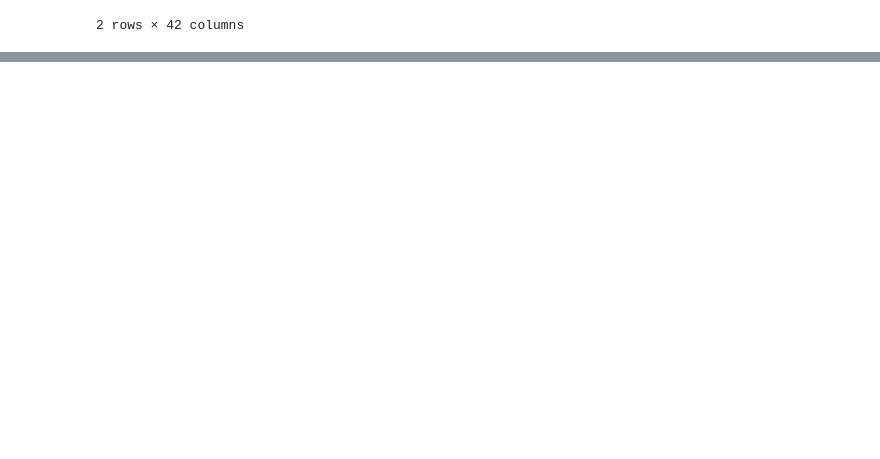
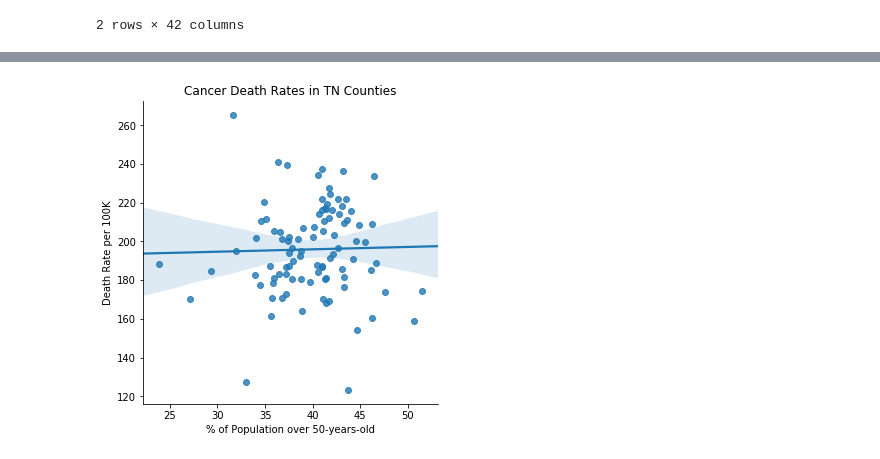
Before and after one commit to meganevogel/vanderbilt-aspire-data-essentials, a Jupyter notebook: data_science_essentials_week3.ipynb, the cells around one changed output, grey strips where cells are left out. Cells and saved outputs as stored; diff of their text form; code cells hidden in the pictures; blank space fills up the shorter version.

```diff
--- a/data_science_essentials_week3.ipynb
+++ b/data_science_essentials_week3.ipynb
@@ -511,4 +515,15 @@ pop_and_cancer_highestdeath.head(5)
 # %%
-#not sure the correct approach for - Create 3 new features in pop_and_cancer: percent_pop_over_50_2010, percent_pop_over_50_2014, percent_pop_over_50_2017 by dividing each county's over 50 population for 2010, 2014, and 2017 by that year's total population
-pop_and_cancer['pop_over_50_2010'] = ['Population Estimate (as of July 1) - 2010 - Both Sexes; Total - 50 to 54 years'] + ['Population Estimate (as of July 1) - 2010 - Both Sexes; Total - 55 to 59 years'] + ['Population Estimate (as of July 1) - 2010 - Both Sexes; Total - 60 to 64 years'] + ['Population Estimate (as of July 1) - 2010 - Both Sexes; Total - 65 to 69 years'] + ['Population Estimate (as of July 1) - 2010 - Both Sexes; Total - 70 to 74 years']+['Population Estimate (as of July 1) - 2010 - Both Sexes; Total - 75 to 79 years']+['Population Estimate (as of July 1) - 2010 - Both Sexes; Total - 80 to 84 years']+['Population Estimate (as of July 1) - 2010 - Both Sexes; Total - 85 years and over']
-pop_over_50_2010
+#Create 3 new features in pop_and_cancer: percent_pop_over_50_2010, percent_pop_over_50_2014, percent_pop_over_50_2017 by dividing each county's over 50 population for 2010, 2014, and 2017 by that year's total population
+pop_and_cancer['over_50_2010'] = pop_and_cancer['Population Estimate (as of July 1) - 2010 - Both Sexes; Total - 50 to 54 years'] + pop_and_cancer['Population Estimate (as of July 1) - 2010 - Both Sexes; Total - 55 to 59 years'] + pop_and_cancer['Population Estimate (as of July 1) - 2010 - Both Sexes; Total - 60 to 64 years'] + pop_and_cancer['Population Estimate (as of July 1) - 2010 - Both Sexes; Total - 65 to 69 years'] + pop_and_cancer['Population Estimate (as of July 1) - 2010 - Both Sexes; Total - 70 to 74 years'] + pop_and_cancer['Population Estimate (as of July 1) - 2010 - Both Sexes; Total - 75 to 79 years'] + pop_and_cancer['Population Estimate (as of July 1) - 2010 - Both Sexes; Total - 80 to 84 years'] + pop_and_cancer['Population Estimate (as of July 1) - 2010 - Both Sexes; Total - 85 years and over']
+pop_and_cancer['over_50_2014'] = pop_and_cancer['Population Estimate (as of July 1) - 2014 - Both Sexes; Total - 50 to 54 years'] + pop_and_cancer['Population Estimate (as of July 1) - 2014 - Both Sexes; Total - 55 to 59 years'] + pop_and_cancer['Population Estimate (as of July 1) - 2014 - Both Sexes; Total - 60 to 64 years'] + pop_and_cancer['Population Estimate (as of July 1) - 2014 - Both Sexes; Total - 65 to 69 years'] + pop_and_cancer['Population Estimate (as of July 1) - 2014 - Both Sexes; Total - 70 to 74 years'] + pop_and_cancer['Population Estimate (as of July 1) - 2014 - Both Sexes; Total - 75 to 79 years'] + pop_and_cancer['Population Estimate (as of July 1) - 2014 - Both Sexes; Total - 80 to 84 years'] + pop_and_cancer['Population Estimate (as of July 1) - 2014 - Both Sexes; Total - 85 years and over']
+pop_and_cancer['over_50_2017'] = pop_and_cancer['Population Estimate (as of July 1) - 2017 - Both Sexes; Total - 50 to 54 years'] + pop_and_cancer['Population Estimate (as of July 1) - 2017 - Both Sexes; Total - 55 to 59 years'] + pop_and_cancer['Population Estimate (as of July 1) - 2017 - Both Sexes; Total - 60 to 64 years'] + pop_and_cancer['Population Estimate (as of July 1) - 2017 - Both Sexes; Total - 65 to 69 years'] + pop_and_cancer['Population Estimate (as of July 1) - 2017 - Both Sexes; Total - 70 to 74 years'] + pop_and_cancer['Population Estimate (as of July 1) - 2017 - Both Sexes; Total - 75 to 79 years'] + pop_and_cancer['Population Estimate (as of July 1) - 2017 - Both Sexes; Total - 80 to 84 years'] + pop_and_cancer['Population Estimate (as of July 1) - 2017 - Both Sexes; Total - 85 years and over']
+# %%
+#drop unwanted columns
+pop_and_cancer = pop_and_cancer.drop(['Population Estimate (as of July 1) - 2010 - Both Sexes; Total - 50 to 54 years',
+       'Population Estimate (as of July 1) - 2014 - Both Sexes; Total - 50 to 54 years', 'Population Estimate (as of July 1) - 2017 - Both Sexes; Total - 50 to 54 years', 'Population Estimate (as of July 1) - 2010 - Both Sexes; Total - 55 to 59 years', 'Population Estimate (as of July 1) - 2014 - Both Sexes; Total - 55 to 59 years',
+       'Population Estimate (as of July 1) - 2017 - Both Sexes; Total - 55 to 59 years', 'Population Estimate (as of July 1) - 2010 - Both Sexes; Total - 60 to 64 years', 'Population Estimate (as of July 1) - 2014 - Both Sexes; Total - 60 to 64 years', 'Population Estimate (as of July 1) - 2017 - Both Sexes; Total - 60 to 64 years',
+       'Population Estimate (as of July 1) - 2010 - Both Sexes; Total - 65 to 69 years', 'Population Estimate (as of July 1) - 2014 - Both Sexes; Total - 65 to 69 years', 'Population Estimate (as of July 1) - 2017 - Both Sexes; Total - 65 to 69 years', 'Population Estimate (as of July 1) - 2010 - Both Sexes; Total - 70 to 74 years',
+       'Population Estimate (as of July 1) - 2014 - Both Sexes; Total - 70 to 74 years', 'Population Estimate (as of July 1) - 2017 - Both Sexes; Total - 70 to 74 years', 'Population Estimate (as of July 1) - 2010 - Both Sexes; Total - 75 to 79 years', 'Population Estimate (as of July 1) - 2014 - Both Sexes; Total - 75 to 79 years',
+       'Population Estimate (as of July 1) - 2017 - Both Sexes; Total - 75 to 79 years', 'Population Estimate (as of July 1) - 2010 - Both Sexes; Total - 80 to 84 years', 'Population Estimate (as of July 1) - 2014 - Both Sexes; Total - 80 to 84 years', 'Population Estimate (as of July 1) - 2017 - Both Sexes; Total - 80 to 84 years',
+       'Population Estimate (as of July 1) - 2010 - Both Sexes; Total - 85 years and over', 'Population Estimate (as of July 1) - 2014 - Both Sexes; Total - 85 years and over', 'Population Estimate (as of July 1) - 2017 - Both Sexes; Total - 85 years and over'], axis = 1)
+pop_and_cancer.head(2)
@@ -514,0 +535,6 @@ pop_over_50_2010
+# %%
+#Create new feature: percent_pop_over_50 for 2010, 2014, and 2017
+pop_and_cancer['percent_pop_over_50_2010'] = (pop_and_cancer.over_50_2010 / pop_and_cancer['Population Estimate (as of July 1) - 2010 - Both Sexes; Total'])*100
+pop_and_cancer['percent_pop_over_50_2014'] = (pop_and_cancer.over_50_2014 / pop_and_cancer['Population Estimate (as of July 1) - 2014 - Both Sexes; Total'])*100
+pop_and_cancer['percent_pop_over_50_2017'] = (pop_and_cancer.over_50_2017 / pop_and_cancer['Population Estimate (as of July 1) - 2017 - Both Sexes; Total'])*100
+pop_and_cancer.head(2)
@@ -514,0 +577,8 @@ pop_over_50_2010
+# %%
+sns.lmplot(x = 'percent_pop_over_50_2017', y = 'Age-Adjusted Death Rate - deaths per 100,000', data = pop_and_cancer)
+plt.xlabel('% of Population over 50-years-old')
+plt.ylabel('Death Rate per 100K')
+plt.title('Cancer Death Rates in TN Counties')
+plt.show();
+# %% [output]
+[figure, added]
```
Also changed, not shown: parts of 28 cells of this notebook.
